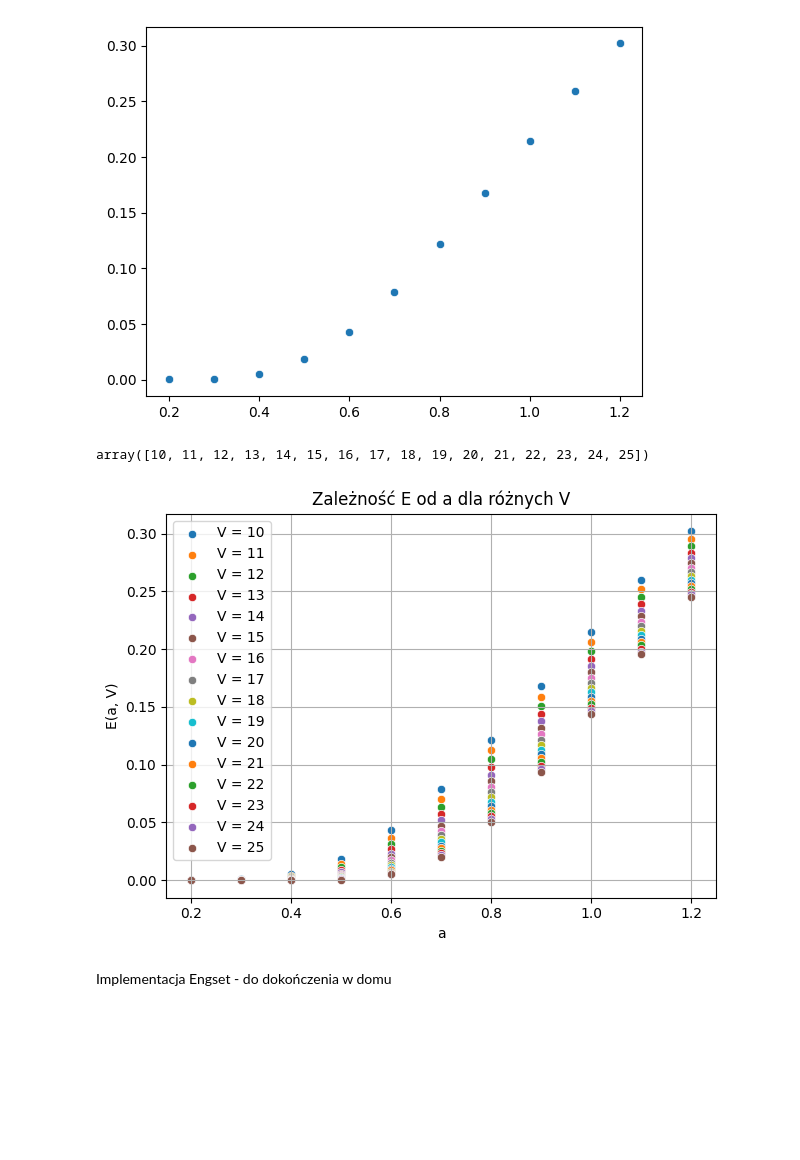
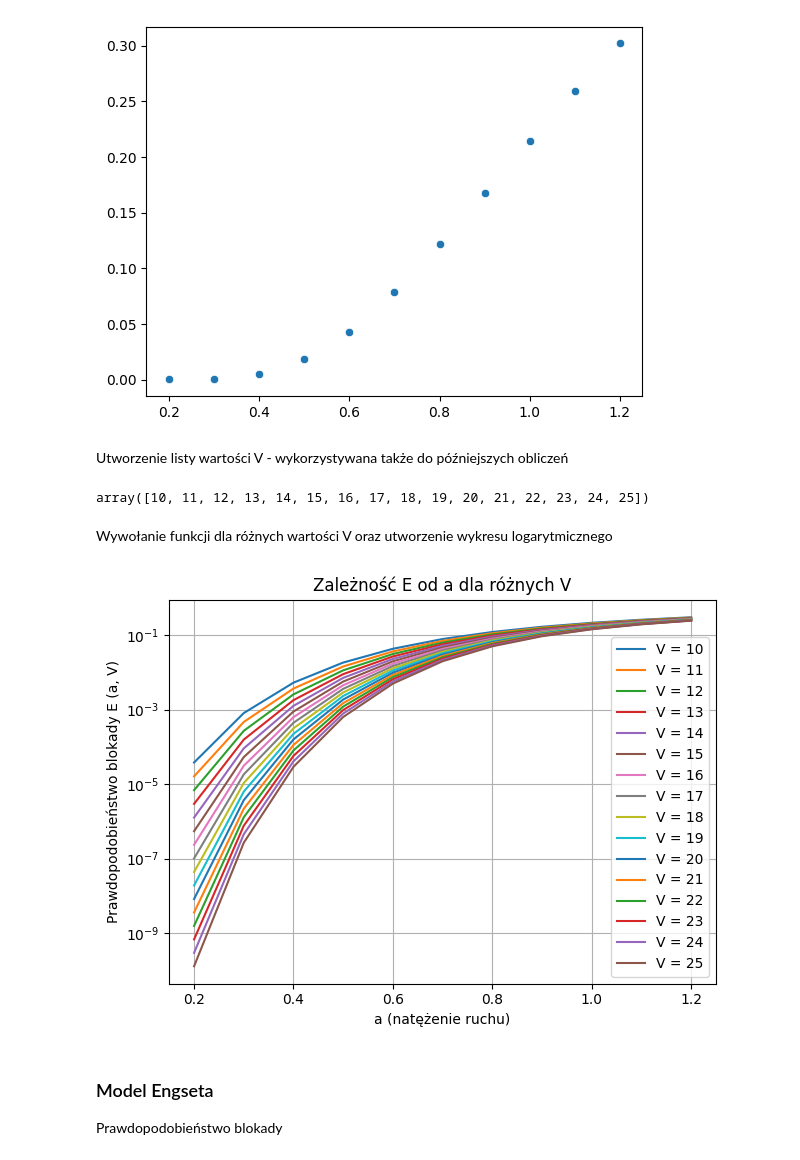
Before and after one commit to marcelbiezunski/projektowanie_sieci_telekomunikacyjnych, a Jupyter notebook: cwiczenia1.ipynb, the cells around one changed output. Saved outputs shown, nothing was run; the diff lists cells and outputs as text; code cells hidden in the pictures; blank space fills up the shorter version.

```diff
--- a/cwiczenia1.ipynb
+++ b/cwiczenia1.ipynb
@@ -45,25 +55,31 @@ sns.scatterplot(x=a_list, y=wyniki_E)
 # %% [output]
 <Axes: >
 [figure]
+# %% [markdown]
+Utworzenie listy wartości V - wykorzystywana także do późniejszych obliczeń
 # %%
 V_list = np.arange(10, 26, 1)
 V_list
 # %% [output]
 array([10, 11, 12, 13, 14, 15, 16, 17, 18, 19, 20, 21, 22, 23, 24, 25])
+# %% [markdown]
+Wywołanie funkcji dla różnych wartości V oraz utworzenie wykresu logarytmicznego
 # %%
 for V in V_list:
     wartosci_E = oblicz_E(a_list, V)
-    sns.scatterplot(x=a_list, y=wartosci_E, label=f'V = {V}')
-plt.xlabel("a")
-plt.ylabel("E(a, V)")
+    #sns.scatterplot(x=a_list, y=wartosci_E, label=f'V = {V}')
+    plt.semilogy(a_list, wartosci_E, label=f'V = {V}')
+plt.xlabel("a (natężenie ruchu)")
+plt.ylabel("Prawdopodobieństwo blokady E (a, V)")
 plt.title("Zależność E od a dla różnych V")
 plt.legend()
 plt.grid(True)
 plt.tight_layout()
 # %% [output]
-[figure, old version]
+[figure, new version]
-# %% [markdown]
-Implementacja Engset - do dokończenia w domu
+# %% [markdown]
+### Model Engseta
+Prawdopodobieństwo blokady
 # %%
 def oblicz_E_engset(alpha_list, V, N):
     wyniki = []
```
Also changed, not shown: parts of 17 cells of this notebook.
